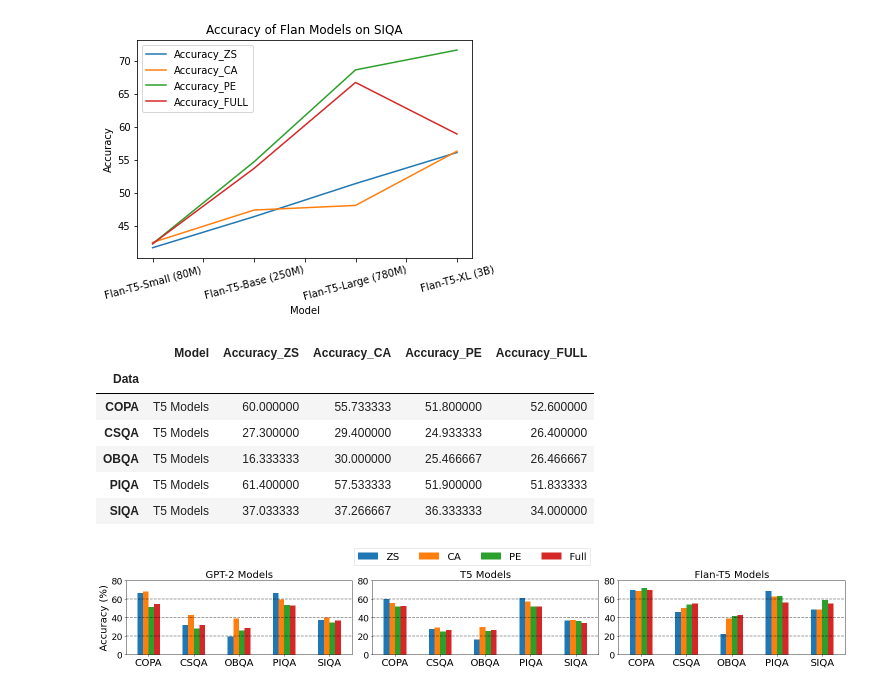
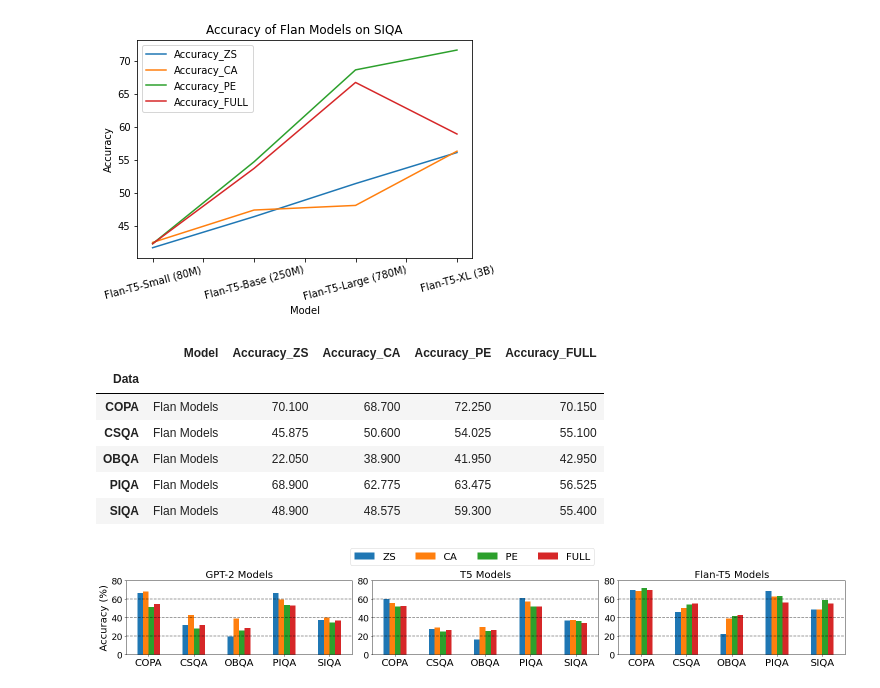
Before and after one commit to KasMasVan/Prompt-engineering-and-calibration, a Jupyter notebook: scripts/process.ipynb, the cells around one changed output. Cells and saved outputs as stored; diff of their text form; code cells hidden in the pictures.

```diff
--- a/scripts/process.ipynb
+++ b/scripts/process.ipynb
@@ -56,16 +56,16 @@ model_df = method_vs_model(df)
 data_df, error_df = method_vs_data(df)
 flan_df, gpt2_df, t5_df  = data_df
 flan_error, gpt2_error, t5_error = error_df
-# %%
-t5_df
-# %% [output]
-|  | Model | Accuracy_ZS | Accuracy_CA | Accuracy_PE | Accuracy_FULL |
-| Data |  |  |  |  |  |
-| COPA | T5 Models | 60.000000 | 55.733333 | 51.800000 | 52.600000 |
-| CSQA | T5 Models | 27.300000 | 29.400000 | 24.933333 | 26.400000 |
-| OBQA | T5 Models | 16.333333 | 30.000000 | 25.466667 | 26.466667 |
-| PIQA | T5 Models | 61.400000 | 57.533333 | 51.900000 | 51.833333 |
-| SIQA | T5 Models | 37.033333 | 37.266667 | 36.333333 | 34.000000 |
+# %%
+flan_df
+# %% [output]
+|  | Model | Accuracy_ZS | Accuracy_CA | Accuracy_PE | Accuracy_FULL |
+| Data |  |  |  |  |  |
+| COPA | Flan Models | 70.100 | 68.700 | 72.250 | 70.150 |
+| CSQA | Flan Models | 45.875 | 50.600 | 54.025 | 55.100 |
+| OBQA | Flan Models | 22.050 | 38.900 | 41.950 | 42.950 |
+| PIQA | Flan Models | 68.900 | 62.775 | 63.475 | 56.525 |
+| SIQA | Flan Models | 48.900 | 48.575 | 59.300 | 55.400 |
 # %%
 # Plotting: Method vs Data
 font_size=20
```
Also changed, not shown: parts of 1 cell of this notebook, 1 other file.
